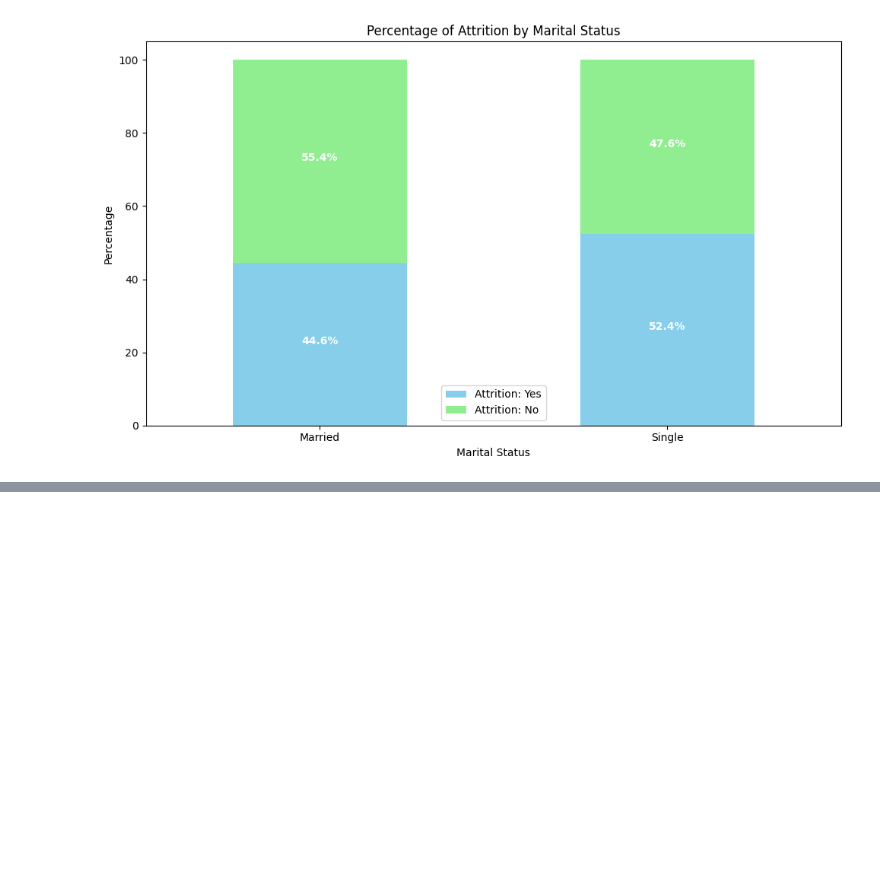
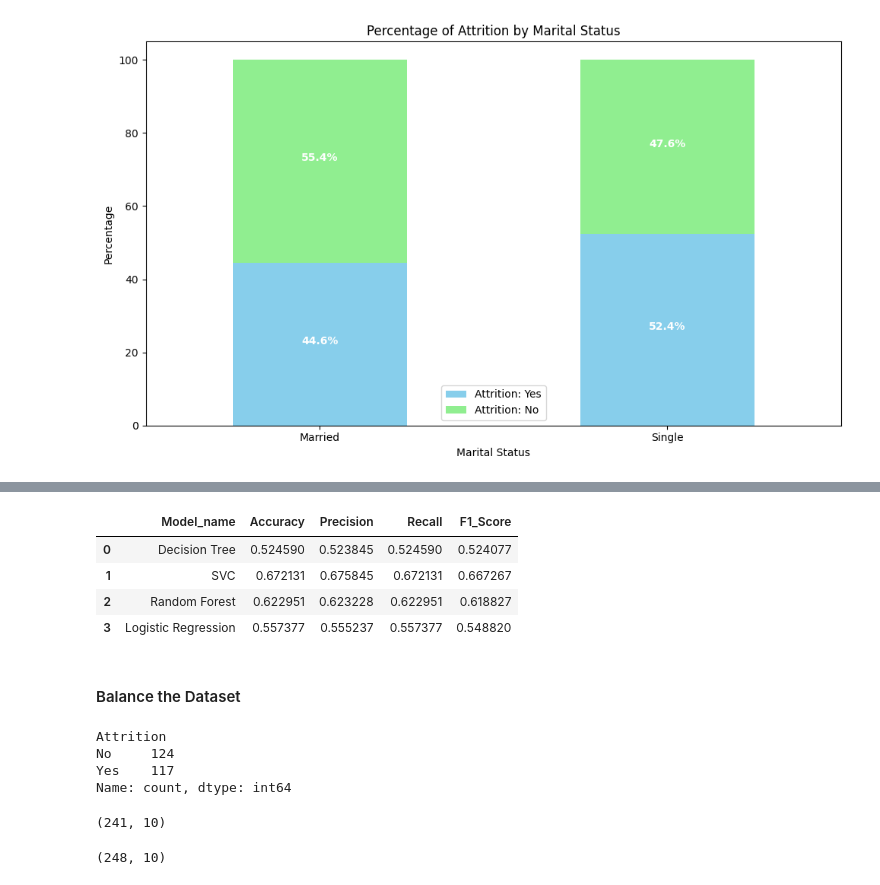
Before and after one commit to AndyMortey/Employee-Attrition-Predictor, a Jupyter notebook: notebook.ipynb, the cells around one changed output, grey strips where cells are left out. Saved outputs shown, nothing was run; the diff lists cells and outputs as text; code cells hidden in the pictures; blank space fills up the shorter version.

```diff
--- a/notebook.ipynb
+++ b/notebook.ipynb
@@ -342,0 +458,20 @@ plt.show()
+# %%
+from sklearn.metrics import classification_report
+
+for model_name, classifier in models:
+
+    pipeline = Pipeline(steps=[
+        ('preprocessor', preprocessor),
+        ('classifier', classifier)
+    ])
+
+    # Fit the model on the training set
+    pipeline.fit(X_train, y_train)
+
+    # Make predictions on the test set
+    y_pred = pipeline.predict(X_test)
+
+    # Print the classification report using the test labels
+    print(f'Report for {model_name}')
+    print(classification_report(y_test, y_pred))
+    print('='*50)
@@ -342,0 +496,41 @@ plt.show()
+# %%
+unbalanced_metrics = pd.DataFrame(columns=['Model_name', 'Accuracy', 'Precision', 'Recall', 'F1_Score'])
+
+for model_name, classifier in models:
+
+    pipeline = Pipeline(steps=[
+    ('preprocessor', preprocessor),
+    ('classifier', classifier)
+    ])
+
+    pipeline.fit(X_train, y_train_encoded)
+
+    y_pred = pipeline.predict(X_test)
+
+    metrics = classification_report(y_test_encoded, y_pred, output_dict=True)
+
+    acccuracy = metrics['accuracy']
+    precision = metrics['weighted avg']['precision']
+    recall = metrics['weighted avg']['recall']
+    f1_score = metrics['weighted avg']['f1-score']
+
+    unbalanced_metrics.loc[len(unbalanced_metrics)] = [model_name, acccuracy, precision, recall, f1_score]
+
+
+unbalanced_metrics
+# %% [output]
+|  | Model_name | Accuracy | Precision | Recall | F1_Score |
+| 0 | Decision Tree | 0.524590 | 0.523845 | 0.524590 | 0.524077 |
+| 1 | SVC | 0.672131 | 0.675845 | 0.672131 | 0.667267 |
+| 2 | Random Forest | 0.622951 | 0.623228 | 0.622951 | 0.618827 |
+| 3 | Logistic Regression | 0.557377 | 0.555237 | 0.557377 | 0.548820 |
+# %% [markdown]
+#### Balance the Dataset
+# %%
+#Check if y target is balanced
+y_train.value_counts()
+# %% [output]
+Attrition
+No     124
+Yes    117
+Name: count, dtype: int64
@@ -342,0 +541,8 @@ plt.show()
+# %%
+X_train.shape
+# %% [output]
+(241, 10)
+# %%
+X_train_resampled.shape
+# %% [output]
+(248, 10)
```
Also changed, not shown: parts of 19 cells of this notebook.
